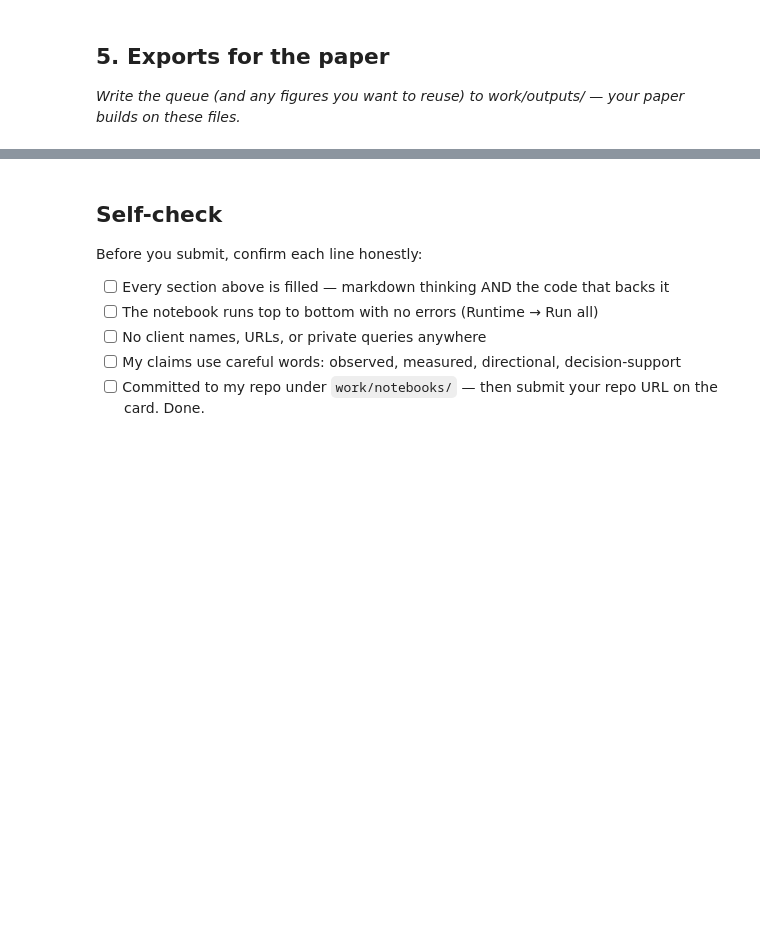
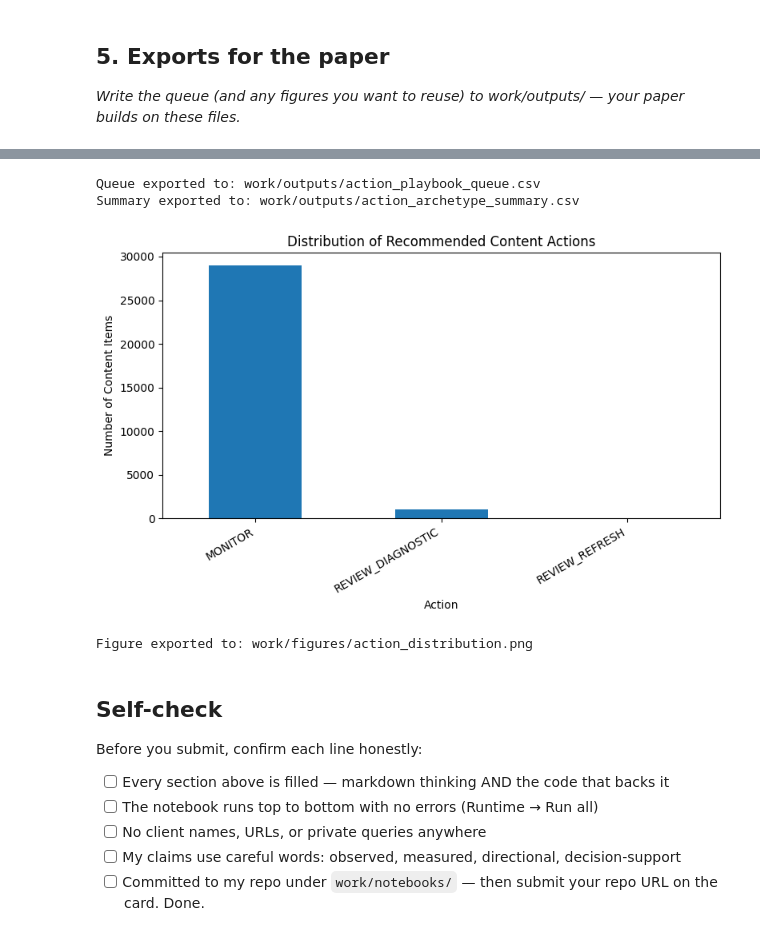
Before and after one commit to dee0742/ML-FlyRank-Task, a Jupyter notebook: work/notebooks/w07_action_playbook.ipynb, the cells around one changed output, grey strips where cells are left out. Drawn from its saved outputs; the diff is of its cells as text; code cells hidden in the pictures; blank space fills up the shorter version.

```diff
--- a/work/notebooks/w07_action_playbook.ipynb
+++ b/work/notebooks/w07_action_playbook.ipynb
@@ -44,3 +338,80 @@ This skeleton is yours to fill. Work the sections **in order** — each one has
+# %%
+import os
+import matplotlib.pyplot as plt
+
+# Create output folders
+os.makedirs("work/outputs", exist_ok=True)
+os.makedirs("work/figures", exist_ok=True)
+
+# ---------------------------------------------------------
+# 1. Export ranked queue
+# ---------------------------------------------------------
+
+queue_path = "work/outputs/action_playbook_queue.csv"
+
+queue.to_csv(
+    queue_path,
+    index=False
+)
+
+print("Queue exported to:", queue_path)
+
+# ---------------------------------------------------------
+# 2. Export archetype/action summary
+# ---------------------------------------------------------
+
+action_summary = (
+    queue.groupby(["reason_code", "action"])
+    .size()
+    .reset_index(name="count")
+    .sort_values("count", ascending=False)
+)
+
+summary_path = "work/outputs/action_archetype_summary.csv"
+
+action_summary.to_csv(
+    summary_path,
+    index=False
+)
+
+print("Summary exported to:", summary_path)
+
+# ---------------------------------------------------------
+# 3. Create figure
+# ---------------------------------------------------------
+
+action_counts = (
+    queue["action"]
+    .value_counts()
+    .sort_values(ascending=False)
+)
+
+plt.figure(figsize=(8, 5))
+
+action_counts.plot(kind="bar")
+
+plt.title("Distribution of Recommended Content Actions")
+plt.xlabel("Action")
+plt.ylabel("Number of Content Items")
+plt.xticks(rotation=30, ha="right")
+plt.tight_layout()
+
+figure_path = "work/figures/action_distribution.png"
+
+plt.savefig(
+    figure_path,
+    dpi=150,
+    bbox_inches="tight"
+)
+
+plt.show()
+
+print("Figure exported to:", figure_path)
+# %% [output]
+Queue exported to: work/outputs/action_playbook_queue.csv
+Summary exported to: work/outputs/action_archetype_summary.csv
+[figure, added]
+Figure exported to: work/figures/action_distribution.png
 # %% [markdown]
 ## Self-check
 
```
Also changed, not shown: parts of 15 cells of this notebook.
